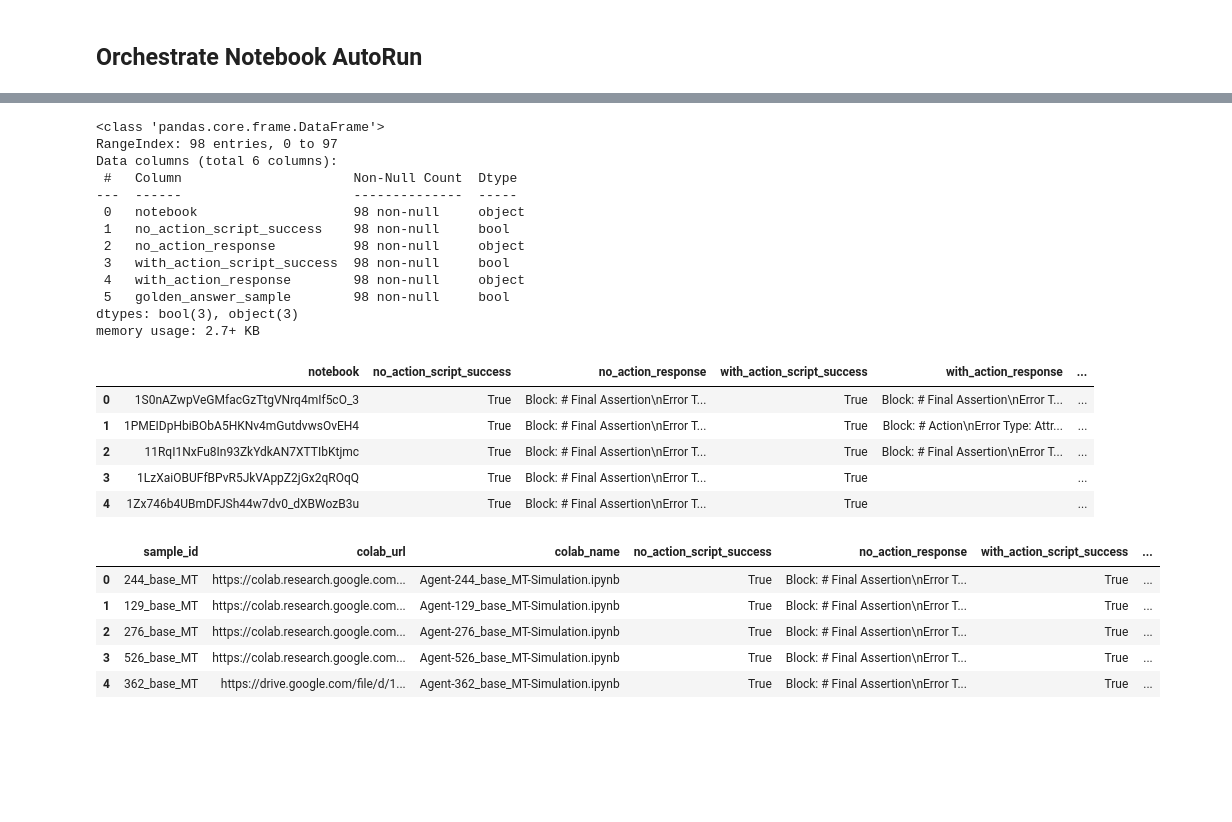
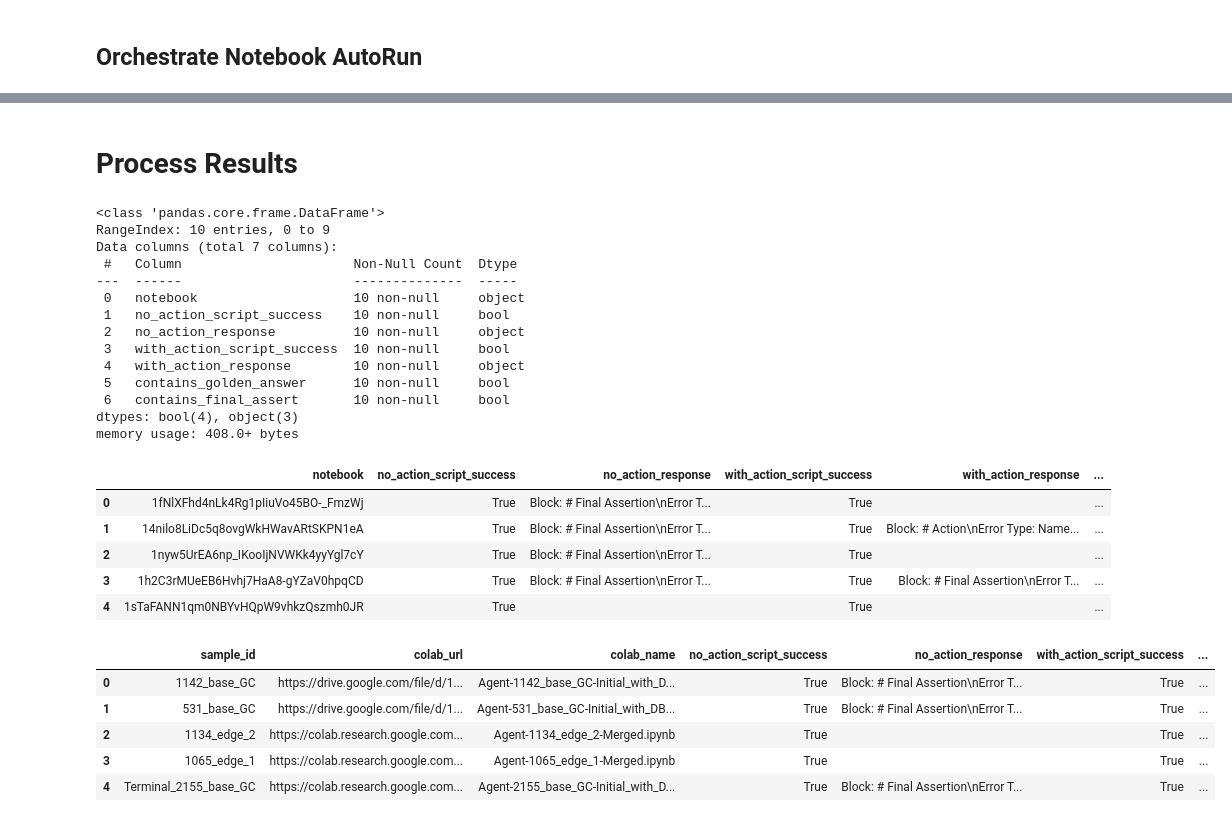
Before and after one commit to nabeel-turing/e2e_sanity_checks, a Jupyter notebook: docker_orchestrator.ipynb, the cells around one changed output, grey strips where cells are left out. Cells and saved outputs as stored; diff of their text form; code cells hidden in the pictures; blank space fills up the shorter version.

Commit message:
added golden answer and FA check

```diff
--- a/docker_orchestrator.ipynb
+++ b/docker_orchestrator.ipynb
@@ -145,7 +145,8 @@ class GoogleDrive(GoogleService):
             batch.add(
                 cls.service.files().get(
                     fileId=file_id,
-                    fields='name'
+                    fields='name',
+                    supportsAllDrives=True
                 ),
                 request_id=file_id  # Use the file ID to track each request
             )
@@ -662,18 +663,17 @@ Moved clean_workspace/0.1.0/WS_DATA/file_dataset_pb2.py to clean_workspace/0.1.0
 # %% [markdown]
 ## Fetch & Download Colabs / Notebooks
 # %%
-sheet_id = "1iWhXc_9PZZ_5pWZF3RMK7npdGzMkJL5rGbYv6FICENk"
+sheet_id = "1o_AmMV1t08vZc2vE-bHKnG-r3CrFKvDLDpM2wWo4EU4"
 data_tab = "auto_qc_data"
 
 colabs_df = GoogleSheet.get_sheet_data(sheet_id, data_tab)
 
 
-# Any filtering
+# # Any filtering
 # filter_col = 'status'
-# filter_val = 'Check Not Executed'
+# filter_val = 'Needs Fixes'
 
 # colabs_df = colabs_df[colabs_df[filter_col]==filter_val]
-# colabs_df.info()
 
 colabs_df['colab_id'] = colabs_df['colab_url'].apply(GoogleService.extract_file_id)
 colabs_df.info()
@@ -758,0 +760,17 @@ notebooks_df.to_csv('execution_configs.csv', index=False)
+# %%
+def download_notebook(file_id):
+    """Downloads a Colab notebook (.ipynb) from Google Drive."""
+    drive_service = GoogleDrive.service
+    request = drive_service.files().get_media(fileId=file_id, supportsAllDrives=True)
+    file_stream = io.BytesIO()
+    downloader = MediaIoBaseDownload(file_stream, request)
+    done = False
+    while not done:
+        _, done = downloader.next_chunk()
+    file_stream.seek(0)
+    return file_stream.read()
+
+
+dd = download_notebook('1nyw5UrEA6np_IKooIjNVWKk4yyYgl7cY')
+# %%
+json.loads(dd)['cells'][0]['source']
@@ -786,3 +822,5 @@ Finished Docker Run. Time Taken: 3858 Seconds
+# %% [markdown]
+# Process Results
 # %%
 output_dir = f'results/{run_name}'
 output_files = os.listdir(output_dir)
@@ -796,50 +834,52 @@ sanity_df = pd.json_normalize(complete_data)
 sanity_df.info()
 # %% [output]
 <class 'pandas.core.frame.DataFrame'>
-RangeIndex: 98 entries, 0 to 97
-Data columns (total 6 columns):
+RangeIndex: 10 entries, 0 to 9
+Data columns (total 7 columns):
  #   Column                      Non-Null Count  Dtype
 ---  ------                      --------------  -----
- 0   notebook                    98 non-null     object
- 1   no_action_script_success    98 non-null     bool
- 2   no_action_response          98 non-null     object
- 3   with_action_script_success  98 non-null     bool
- 4   with_action_response        98 non-null     object
- 5   golden_answer_sample        98 non-null     bool
-dtypes: bool(3), object(3)
-memory usage: 2.7+ KB
+ 0   notebook                    10 non-null     object
+ 1   no_action_script_success    10 non-null     bool
+ 2   no_action_response          10 non-null     object
+ 3   with_action_script_success  10 non-null     bool
+ 4   with_action_response        10 non-null     object
+ 5   contains_golden_answer      10 non-null     bool
+ 6   contains_final_assert       10 non-null     bool
+dtypes: bool(4), object(3)
+memory usage: 408.0+ bytes
 # %%
 sanity_df.head()
 # %% [output]
 |  | notebook | no_action_script_success | no_action_response | with_action_script_success | with_action_response | ... |
-| 0 | 1S0nAZwpVeGMfacGzTtgVNrq4mIf5cO_3 | True | Block: # Final Assertion\nError T... | True | Block: # Final Assertion\nError T... | ... |
-| 1 | 1PMEIDpHbiBObA5HKNv4mGutdvwsOvEH4 | True | Block: # Final Assertion\nError T... | True | Block: # Action\nError Type: Attr... | ... |
-| 2 | 11RqI1NxFu8In93ZkYdkAN7XTTIbKtjmc | True | Block: # Final Assertion\nError T... | True | Block: # Final Assertion\nError T... | ... |
-| 3 | 1LzXaiOBUFfBPvR5JkVAppZ2jGx2qROqQ | True | Block: # Final Assertion\nError T... | True |  | ... |
-| 4 | 1Zx746b4UBmDFJSh44w7dv0_dXBWozB3u | True | Block: # Final Assertion\nError T... | True |  | ... |
+| 0 | 1fNlXFhd4nLk4Rg1pIiuVo45BO-_FmzWj | True | Block: # Final Assertion\nError T... | True |  | ... |
+| 1 | 14nilo8LiDc5q8ovgWkHWavARtSKPN1eA | True | Block: # Final Assertion\nError T... | True | Block: # Action\nError Type: Name... | ... |
+| 2 | 1nyw5UrEA6np_IKooIjNVWKk4yyYgl7cY | True | Block: # Final Assertion\nError T... | True |  | ... |
+| 3 | 1h2C3rMUeEB6Hvhj7HaA8-gYZaV0hpqCD | True | Block: # Final Assertion\nError T... | True | Block: # Final Assertion\nError T... | ... |
+| 4 | 1sTaFANN1qm0NBYvHQpW9vhkzQszmh0JR | True |  | True |  | ... |
 # %%
 columns_set = [
     'sample_id',
     'colab_url',
     'colab_name',
     'no_action_script_success',
     'no_action_response',
     'with_action_script_success',
     'with_action_response',
-    'golden_answer_sample',
+    'contains_golden_answer',
+    'contains_final_assert',
     ]
 merged_df = pd.merge(colabs_df, sanity_df, left_on='colab_id', right_on='notebook')[columns_set]
 merged_df = merged_df.fillna("")
 for col in ['with_action_response', 'no_action_response']:
     merged_df[col] = merged_df[col].apply(lambda x: x[:49999])
 merged_df.head()
 # %% [output]
 |  | sample_id | colab_url | colab_name | no_action_script_success | no_action_response | with_action_script_success | ... |
-| 0 | 244_base_MT | https://colab.research.google.com... | Agent-244_base_MT-Simulation.ipynb | True | Block: # Final Assertion\nError T... | True | ... |
-| 1 | 129_base_MT | https://colab.research.google.com... | Agent-129_base_MT-Simulation.ipynb | True | Block: # Final Assertion\nError T... | True | ... |
-| 2 | 276_base_MT | https://colab.research.google.com... | Agent-276_base_MT-Simulation.ipynb | True | Block: # Final Assertion\nError T... | True | ... |
-| 3 | 526_base_MT | https://colab.research.google.com... | Agent-526_base_MT-Simulation.ipynb | True | Block: # Final Assertion\nError T... | True | ... |
-| 4 | 362_base_MT | https://drive.google.com/file/d/1... | Agent-362_base_MT-Simulation.ipynb | True | Block: # Final Assertion\nError T... | True | ... |
+| 0 | 1142_base_GC | https://drive.google.com/file/d/1... | Agent-1142_base_GC-Initial_with_D... | True | Block: # Final Assertion\nError T... | True | ... |
+| 1 | 531_base_GC | https://drive.google.com/file/d/1... | Agent-531_base_GC-Initial_with_DB... | True | Block: # Final Assertion\nError T... | True | ... |
+| 2 | 1134_edge_2 | https://colab.research.google.com... | Agent-1134_edge_2-Merged.ipynb | True |  | True | ... |
+| 3 | 1065_edge_1 | https://colab.research.google.com... | Agent-1065_edge_1-Merged.ipynb | True |  | True | ... |
+| 4 | Terminal_2155_base_GC | https://colab.research.google.com... | Agent-2155_base_GC-Initial_with_D... | True | Block: # Final Assertion\nError T... | True | ... |
 # %%
 merged_df.info()
 # %% [output]
```
Also changed, not shown: parts of 38 cells of this notebook, 2 other files.
